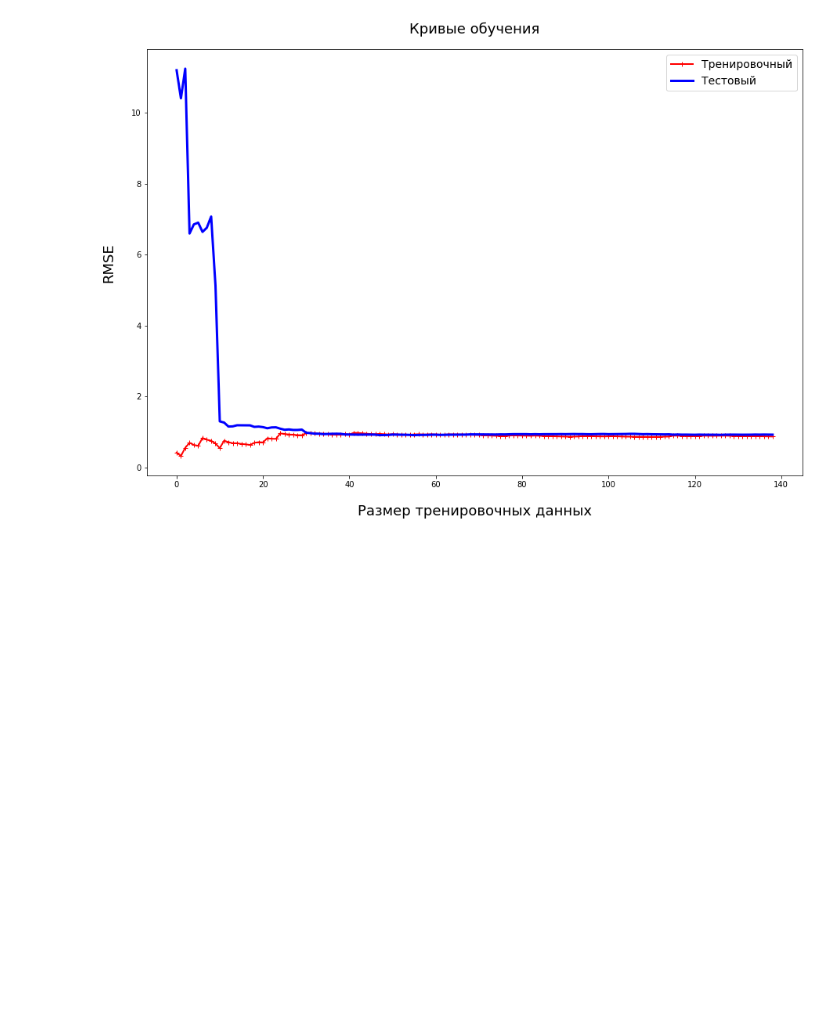
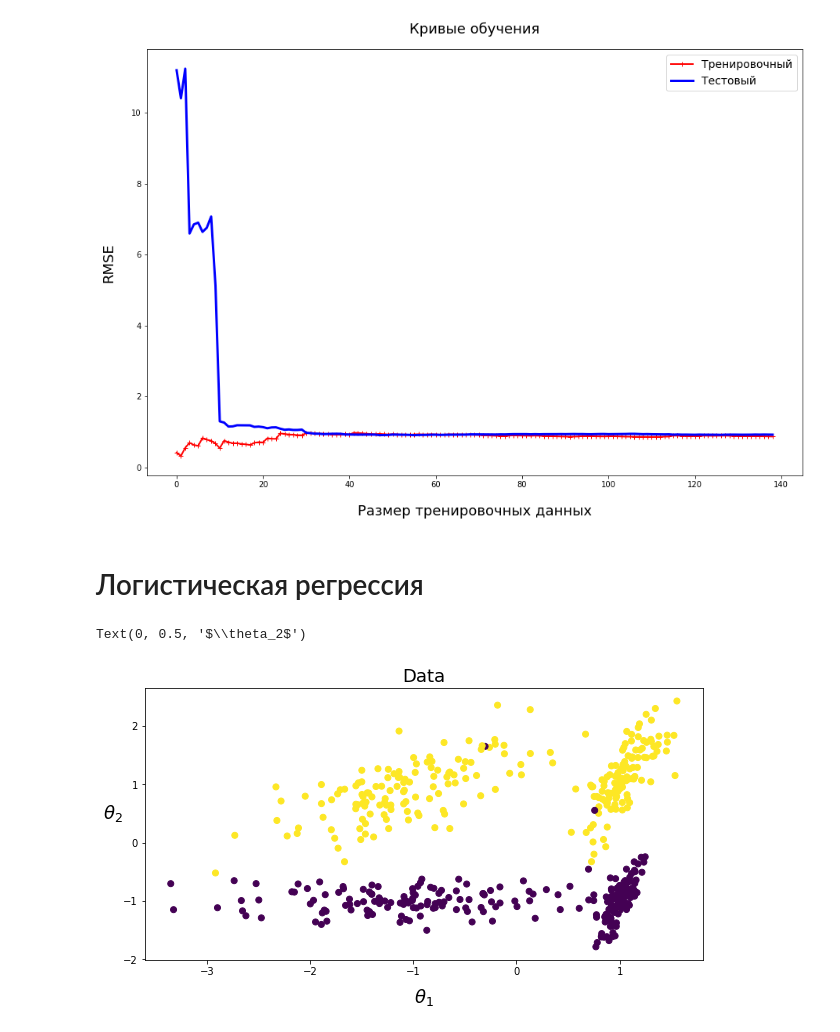
Before and after one commit to Lpshkn/MachineLearningPractice, a Jupyter notebook: Regression.ipynb, the cells around one changed output. Drawn from its saved outputs; the diff is of its cells as text; code cells hidden in the pictures; blank space fills up the shorter version.

Commit message:
Add logistic regression, print a plot of data

```diff
--- a/Regression.ipynb
+++ b/Regression.ipynb
@@ -438,3 +438,5 @@ def plot_learning_curves(X, y):
 plot_learning_curves(X, y)
 # %% [output]
 [figure]
+# %% [markdown]
+# Логистическая регрессия
@@ -440,0 +445,11 @@ plot_learning_curves(X, y)
+# %%
+X, y = make_classification(n_samples=500, n_features=2, n_redundant=0)
+# %%
+plt.figure(figsize=(10, 5))
+plt.scatter(X[:, 0], X[:, 1], c=y)
+plt.title('Data', fontsize=18)
+plt.xlabel(r'$\theta_1$', fontsize=18, labelpad=10)
+plt.ylabel(r'$\theta_2$', rotation=0, fontsize=18, labelpad=10)
+# %% [output]
+Text(0, 0.5, '$\\theta_2$')
+[figure, added]
```
Also changed, not shown: parts of 2 cells of this notebook.
